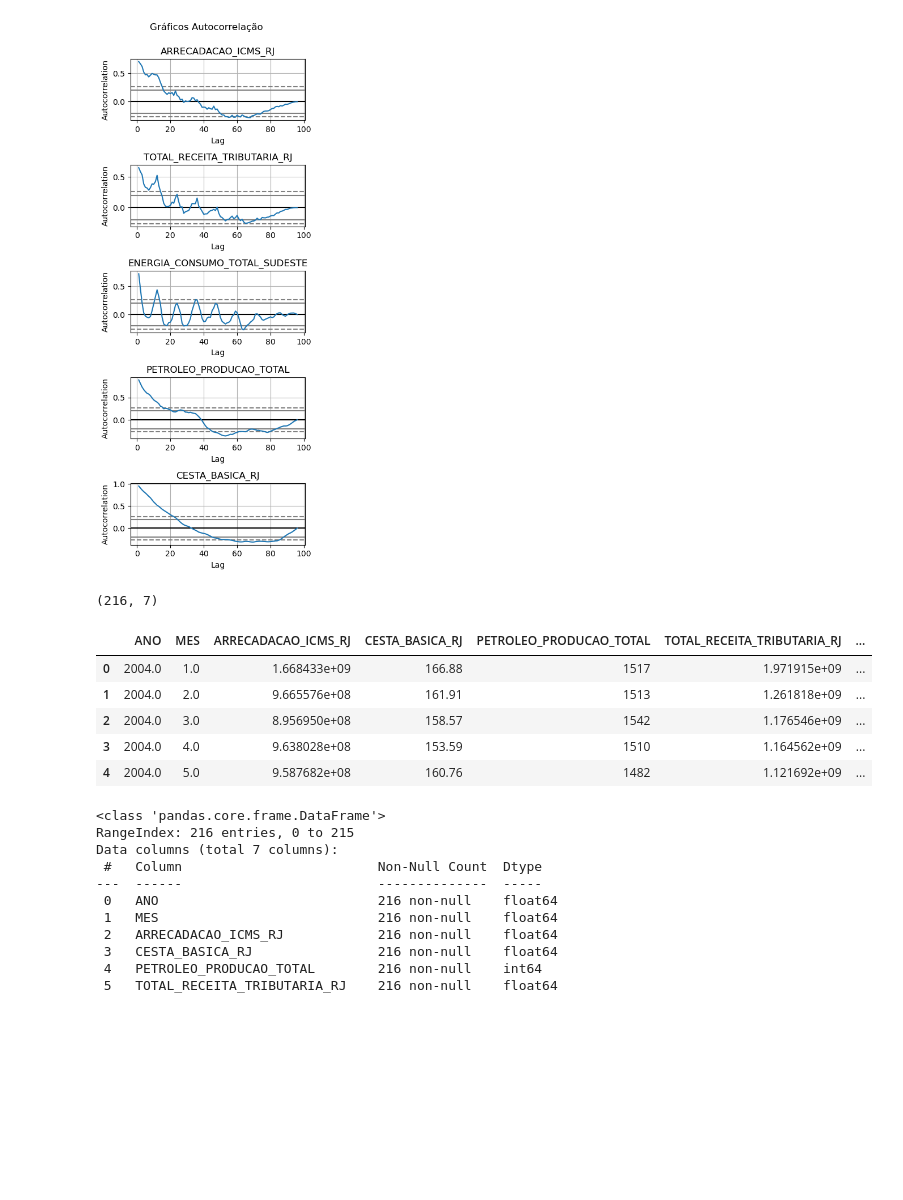
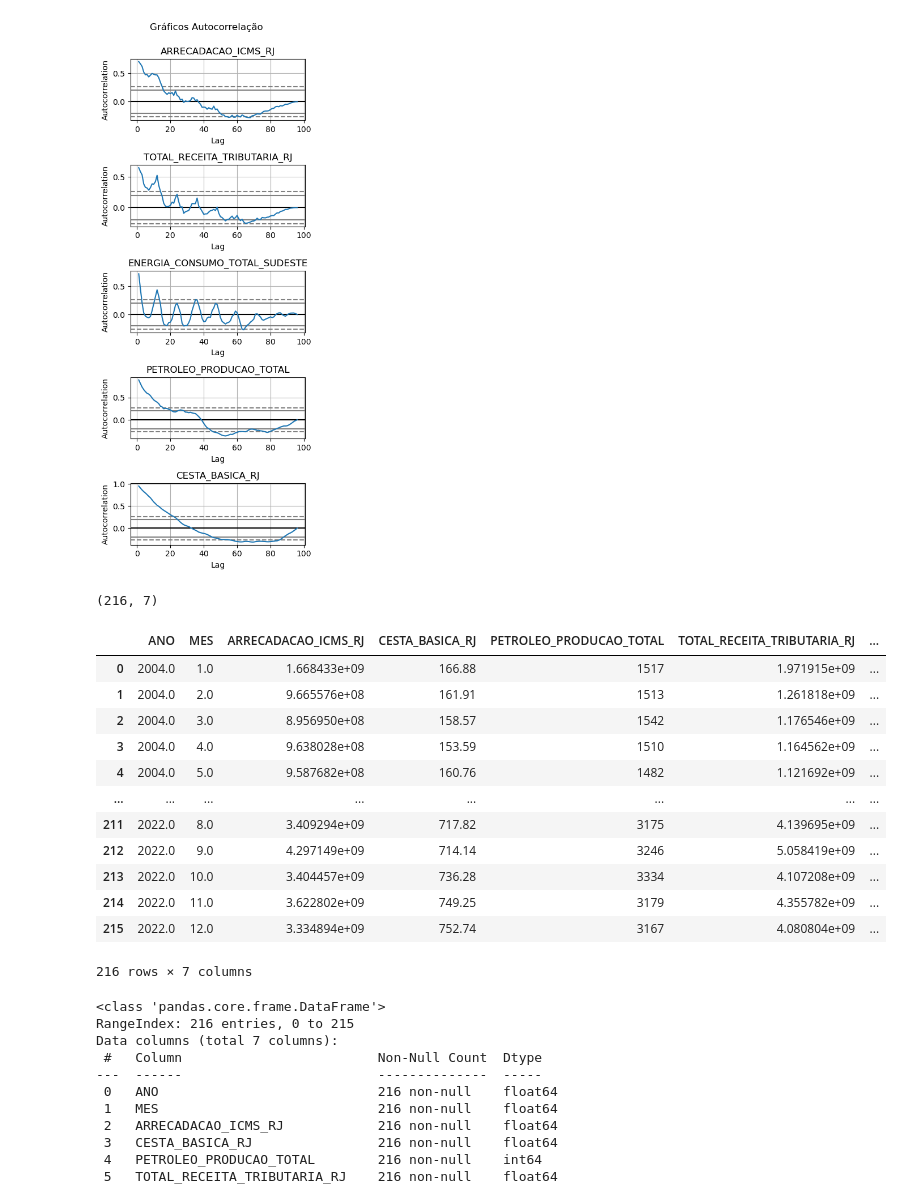
Before and after one commit to JPVercosa/icms-prediction, a Jupyter notebook: notebooks/preprocessing.ipynb, the cells around one changed output. Saved outputs shown, nothing was run; the diff lists cells and outputs as text; code cells hidden in the pictures; blank space fills up the shorter version.

```diff
--- a/notebooks/preprocessing.ipynb
+++ b/notebooks/preprocessing.ipynb
@@ -60,26 +59,33 @@ plt.show()
 # %%
 columns = ["ANO",
            "MES",
            "ARRECADACAO_ICMS_RJ",
            "CESTA_BASICA_RJ",
            "PETROLEO_PRODUCAO_TOTAL",
            "TOTAL_RECEITA_TRIBUTARIA_RJ",
            "ENERGIA_CONSUMO_TOTAL_SUDESTE"]
 all_series = pd.read_excel(f'data/{file_name}', sheet_name='Series')
 all_series = all_series.dropna()
 all_series = all_series.drop(all_series.index[192:204])
 trend = all_series[columns].copy()
 trend.reset_index(drop=True, inplace=True)
 print(trend.shape)
-trend.head()
+trend.head(216)
 # %% [output]
 (216, 7)
 |  | ANO | MES | ARRECADACAO_ICMS_RJ | CESTA_BASICA_RJ | PETROLEO_PRODUCAO_TOTAL | TOTAL_RECEITA_TRIBUTARIA_RJ | ... |
 | 0 | 2004.0 | 1.0 | 1.668433e+09 | 166.88 | 1517 | 1.971915e+09 | ... |
 | 1 | 2004.0 | 2.0 | 9.665576e+08 | 161.91 | 1513 | 1.261818e+09 | ... |
 | 2 | 2004.0 | 3.0 | 8.956950e+08 | 158.57 | 1542 | 1.176546e+09 | ... |
 | 3 | 2004.0 | 4.0 | 9.638028e+08 | 153.59 | 1510 | 1.164562e+09 | ... |
 | 4 | 2004.0 | 5.0 | 9.587682e+08 | 160.76 | 1482 | 1.121692e+09 | ... |
+| ... | ... | ... | ... | ... | ... | ... | ... |
+| 211 | 2022.0 | 8.0 | 3.409294e+09 | 717.82 | 3175 | 4.139695e+09 | ... |
+| 212 | 2022.0 | 9.0 | 4.297149e+09 | 714.14 | 3246 | 5.058419e+09 | ... |
+| 213 | 2022.0 | 10.0 | 3.404457e+09 | 736.28 | 3334 | 4.107208e+09 | ... |
+| 214 | 2022.0 | 11.0 | 3.622802e+09 | 749.25 | 3179 | 4.355782e+09 | ... |
+| 215 | 2022.0 | 12.0 | 3.334894e+09 | 752.74 | 3167 | 4.080804e+09 | ... |
+216 rows × 7 columns
 # %%
 trend.info()
 # %% [output]
```
Also changed, not shown: parts of 13 cells of this notebook.
